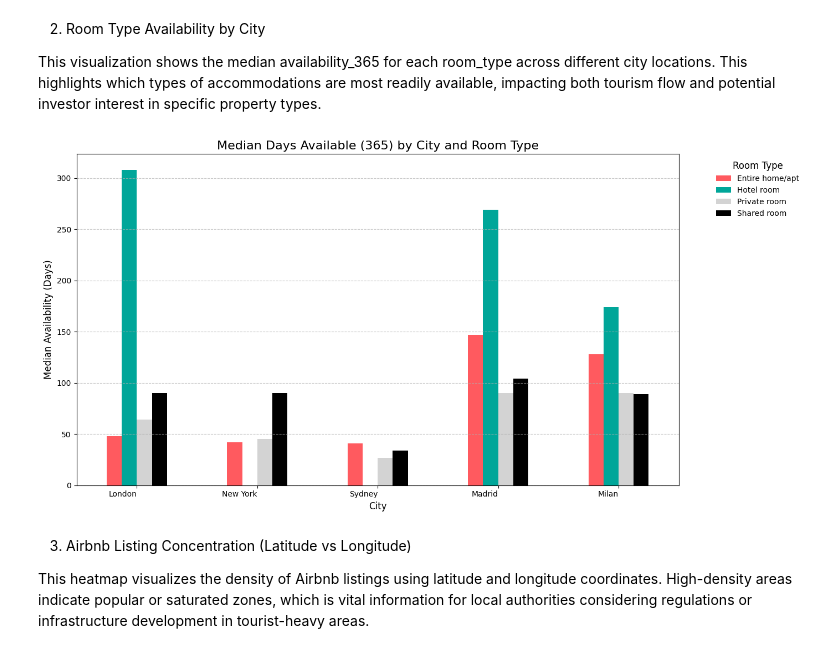
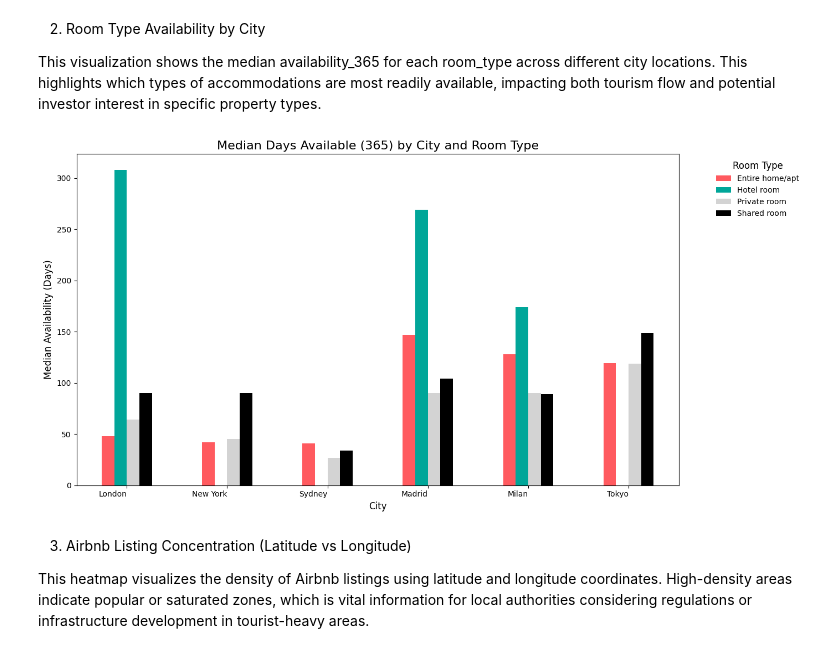
Before and after one commit to Yael-Parra/Airbnb-Analysis, a Jupyter notebook: checking_graphs.ipynb, the cells around one changed output. Saved outputs shown, nothing was run; the diff lists cells and outputs as text; code cells hidden in the pictures.

```diff
--- a/checking_graphs.ipynb
+++ b/checking_graphs.ipynb
@@ -259,32 +308,31 @@ This visualization shows the median availability_365 for each room_type across d
 # %%
 # Calculate median availability for each room_type per city
 median_availability = df_clean_1.groupby(['city', 'room_type'])['availability_365'].median().unstack(fill_value=0)
 
 # Select top N cities for better visualization
-top_cities_avail = df_clean_1['city'].value_counts().head(5).index
+top_cities_avail = df_clean_1['city'].value_counts().head(6).index
 median_availability_plot = median_availability.loc[top_cities_avail].copy()
 
 # Ensure all room types in your data are covered with colors
 room_types_in_data = median_availability_plot.columns.tolist()
 room_type_colors = {}
 color_options = ['#ff5a5f', '#00a699', 'lightgray', 'black']
 for i, rt in enumerate(room_types_in_data):
     room_type_colors[rt] = color_options[i % len(color_options)]
 
 plt.figure(figsize=(14, 7))
 median_availability_plot.plot(kind='bar', ax=plt.gca(),
                               color=[room_type_colors.get(col, 'black') for col in median_availability_plot.columns])
 plt.title('Median Days Available (365) by City and Room Type', color='black', fontsize=16)
 plt.xlabel('City', color='black', fontsize=12)
 plt.ylabel('Median Availability (Days)', color='black', fontsize=12)
 plt.xticks(rotation=0, ha='right', color='black')
 plt.yticks(color='black')
 plt.legend(title='Room Type', title_fontsize='12', fontsize='10', frameon=False, bbox_to_anchor=(1.05, 1), loc='upper left')
-plt.grid(axis='y', linestyle='--', alpha=0.7)
 plt.tight_layout()
 plt.show()
 # %% [output]
-[figure, old version]
+[figure, new version]
 # %% [markdown]
 3. Airbnb Listing Concentration (Latitude vs Longitude)
 
```
Also changed, not shown: parts of 6 cells of this notebook, 3 other files.
